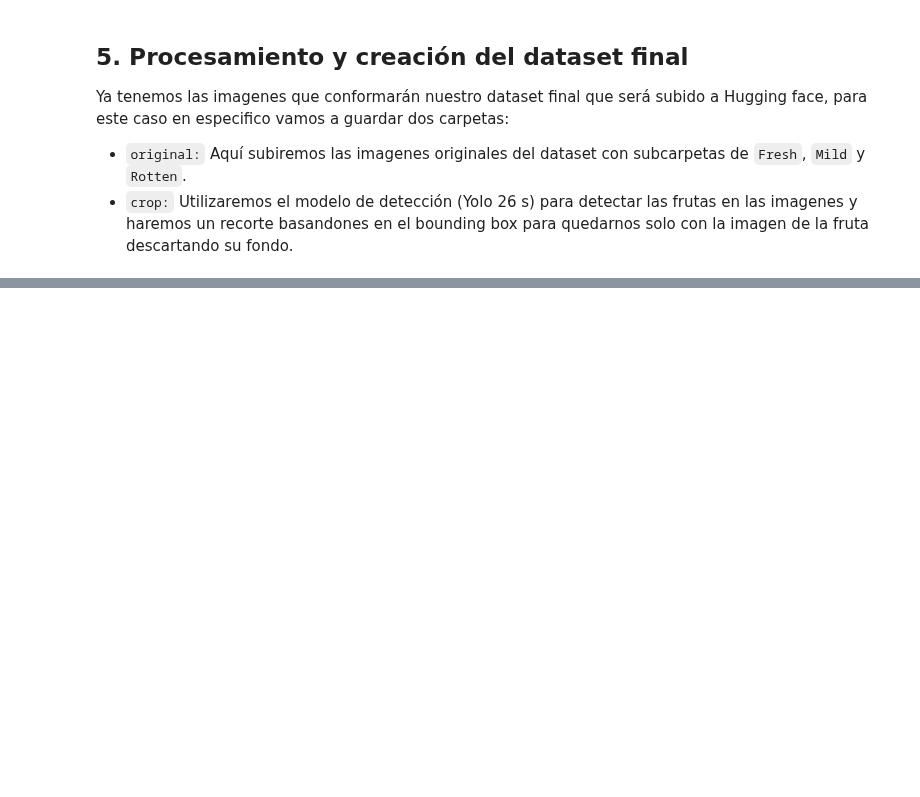
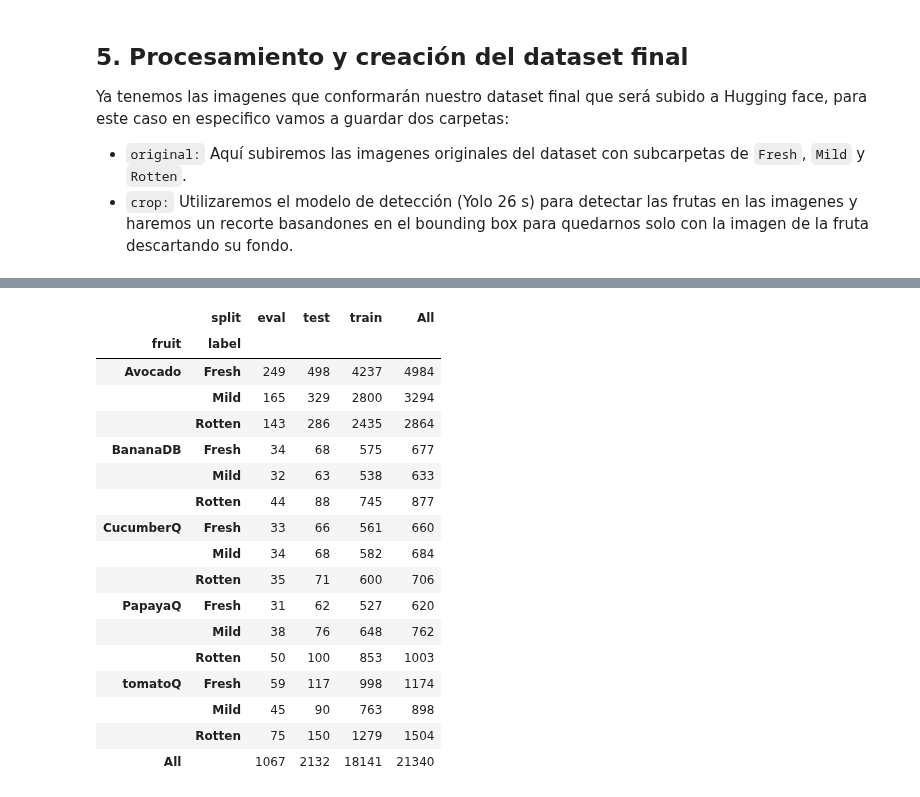
Before and after one commit to Loperaa-Juan/agrotrace-project, a Jupyter notebook: ml/fruit_dataset.ipynb, the cells around one changed output, grey strips where cells are left out. Saved outputs shown, nothing was run; the diff lists cells and outputs as text; code cells hidden in the pictures; blank space fills up the shorter version.

Commit message:
feat(fruit dataset): add stage 5 with YOLOE crops and stratified split

```diff
--- a/ml/fruit_dataset.ipynb
+++ b/ml/fruit_dataset.ipynb
@@ -782,0 +830,74 @@ Ya tenemos las imagenes que conformarán nuestro dataset final que será subido
+# %%
+import random
+
+FINAL_DIR = DRIVE_DIR / 'final_dataset'
+
+# Carpetas de FruQ-multi de las frutas que detecta el modelo.
+FINAL_FRUITS = ['Avocado', 'BananaDB', 'CucumberQ', 'PapayaQ', 'tomatoQ']
+
+# Las carpetas de estado no se escriben igual en todas las frutas (p. ej. mild/Mild).
+FINAL_LABELS = {
+    'good': 'Fresh',
+    'fresh': 'Fresh',
+    'mild': 'Mild',
+    'rotten': 'Rotten',
+}
+
+SPLITS = {'train': 0.85, 'test': 0.10, 'eval': 0.05}
+SEED = 42
+# %%
+def split_folder(paths: list[Path]) -> list[str]:
+    """Asigna train, test o eval a cada imagen de una carpeta según SPLITS."""
+    n_test = round(len(paths) * SPLITS['test'])
+    n_eval = round(len(paths) * SPLITS['eval'])
+
+    splits = ['test'] * n_test + ['eval'] * n_eval
+    splits += ['train'] * (len(paths) - len(splits))
+
+    # La semilla fija hace que el split sea el mismo cada vez que se ejecuta.
+    random.Random(SEED).shuffle(splits)
+    return splits
+
+
+rows = []
+
+for fruit in FINAL_FRUITS:
+    for state_dir in sorted((DATASET_DIR / fruit).iterdir()):
+        if not state_dir.is_dir():
+            continue
+
+        paths = [
+            path for path in sorted(state_dir.iterdir())
+            if path.is_file() and path.suffix.lower() in IMAGE_EXTENSIONS
+        ]
+
+        for path, split in zip(paths, split_folder(paths)):
+            rows.append({
+                'path': path,
+                'fruit': fruit,
+                'label': FINAL_LABELS[state_dir.name.lower()],
+                'split': split,
+            })
+
+split_df = pd.DataFrame(rows)
+
+display(pd.crosstab([split_df['fruit'], split_df['label']], split_df['split'], margins=True))
+# %% [output]
+|  | split | eval | test | train | All |
+| fruit | label |  |  |  |  |
+| Avocado | Fresh | 249 | 498 | 4237 | 4984 |
+|  | Mild | 165 | 329 | 2800 | 3294 |
+|  | Rotten | 143 | 286 | 2435 | 2864 |
+| BananaDB | Fresh | 34 | 68 | 575 | 677 |
+|  | Mild | 32 | 63 | 538 | 633 |
+|  | Rotten | 44 | 88 | 745 | 877 |
+| CucumberQ | Fresh | 33 | 66 | 561 | 660 |
+|  | Mild | 34 | 68 | 582 | 684 |
+|  | Rotten | 35 | 71 | 600 | 706 |
+| PapayaQ | Fresh | 31 | 62 | 527 | 620 |
+|  | Mild | 38 | 76 | 648 | 762 |
+|  | Rotten | 50 | 100 | 853 | 1003 |
+| tomatoQ | Fresh | 59 | 117 | 998 | 1174 |
+|  | Mild | 45 | 90 | 763 | 898 |
+|  | Rotten | 75 | 150 | 1279 | 1504 |
+| All |  | 1067 | 2132 | 18141 | 21340 |
```
Also changed, not shown: parts of 15 cells of this notebook.
